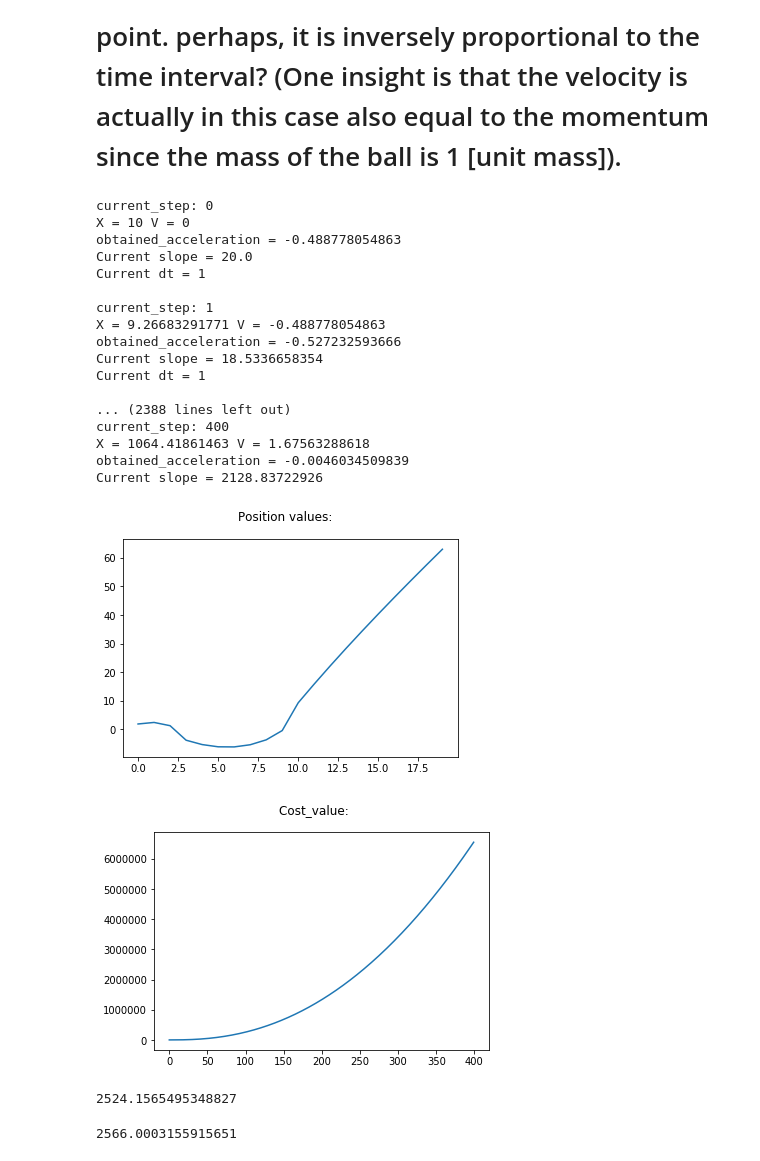
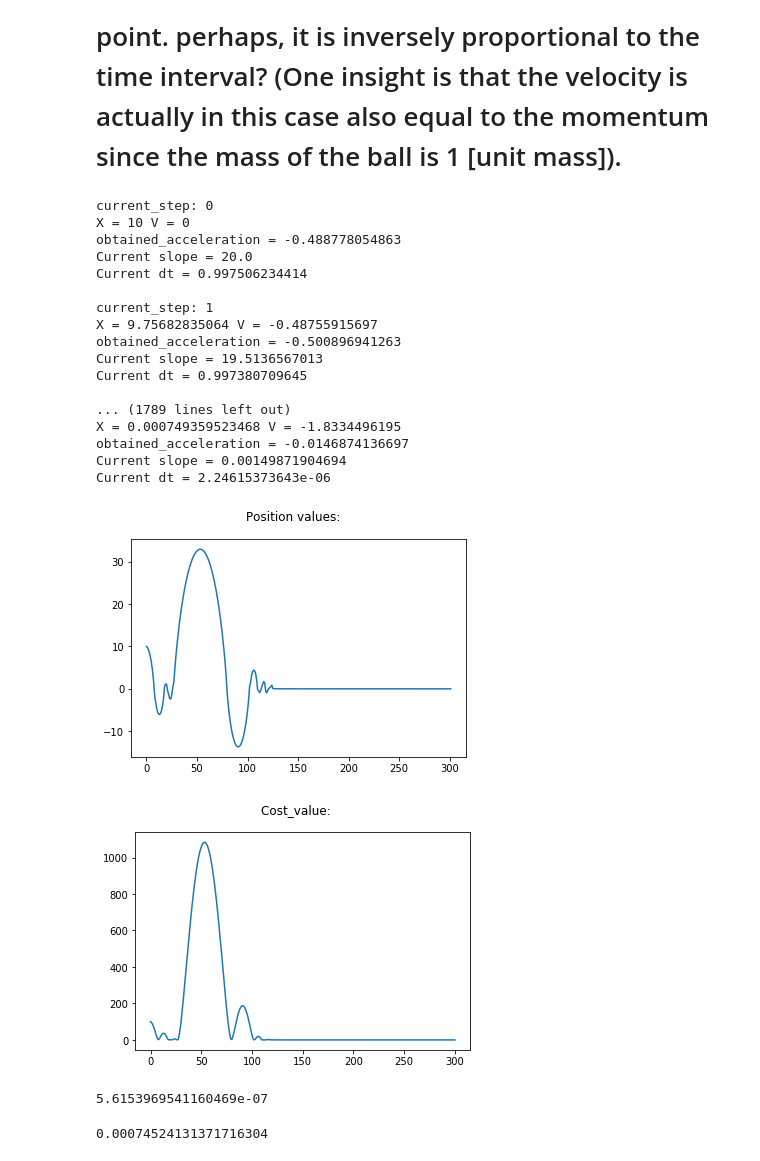
Before and after one commit to akanimax/my-deity, a Jupyter notebook: Scripts/IDEA_2/RANIK optimizer.ipynb, the cells around one changed output. Saved outputs shown, nothing was run; the diff lists cells and outputs as text; code cells hidden in the pictures.

```diff
--- a/Scripts/IDEA_2/RANIK optimizer.ipynb
+++ b/Scripts/IDEA_2/RANIK optimizer.ipynb
@@ -349,7 +349,7 @@ dy_dx = tf.squeeze(tf.stack(tf.gradients(y, x))) # gradients returns a list, so
 # %% [markdown]
 ### Define the g and the mu values here:
 # %%
-g = 9.8; mu = 0
+g = 9.8
 # %%
 # define the acceleration here:
 acceleration = -(g * (dy_dx)) / (1 + tf.square(dy_dx)) # this is the changed accelaration
@@ -383,10 +383,11 @@ print acceleration.eval(feed_dict={x: 0.4}) # Ok, I have checked on calculator a
 start_position = 10; g = 9.8; epsilon = 1
 # %%
 position = start_position; velocity = 0 # initial velocity is 0
+prev_a = 0
 dt = 0 # initial dt is zero
 x_values, y_values = [position], []
 
-limit = 400
+limit = 300
 
 cur_step = 0; done = False
 while(not done):
@@ -396,58 +397,60 @@ while(not done):
     print "obtained_acceleration = " + str(a)
     print "Current slope = " + str(slope)
 
-    if(slope == 0 or cur_step == limit):
-        break
+    # define dt (interval of time as a function of the slope:)
+    dt = (np.square(slope)) / (1 + np.square(slope))
+    # time interval is linearly proportional to the slope of the land
 
-    # define dt (interval of time as a function of the slope:)
-    dt = 1
-    # time interval is linearly proportional to the slope of the land
-    # plus one is done to make it zero for x = 0
-
+    a = a - (prev_a * dt)
 
     print "Current dt = " + str(dt) + "\n"
 
     # now update the velocity and the position
+    position = position + ((velocity * dt) + ((a / 2) * (dt ** 2)))
     velocity = velocity + (a * dt)
-    position = position + ((velocity * dt) + ((a / 2) * (dt ** 2)))
 
     x_values.append(position); y_values.append(y_value)
 
+    if(dt == 0 or cur_step == limit):
+        done = True
+
     # increment the current_step
     cur_step += 1
+
+    prev_a = a
 # %% [output]
 current_step: 0
 X = 10 V = 0
 obtained_acceleration = -0.488778054863
 Current slope = 20.0
-Current dt = 1
+Current dt = 0.997506234414
 
 current_step: 1
-X = 9.26683291771 V = -0.488778054863
-obtained_acceleration = -0.527232593666
-Current slope = 18.5336658354
-Current dt = 1
+X = 9.75682835064 V = -0.48755915697
+obtained_acceleration = -0.500896941263
+Current slope = 19.5136567013
+Current dt = 0.997380709645
 
-... (2388 lines left out)
-current_step: 400
-X = 1064.41861463 V = 1.67563288618
-obtained_acceleration = -0.0046034509839
-Current slope = 2128.83722926
+... (1789 lines left out)
+X = 0.000749359523468 V = -1.8334496195
+obtained_acceleration = -0.0146874136697
+Current slope = 0.00149871904694
+Current dt = 2.24615373643e-06
 # %%
 plt.figure().suptitle("Position values:")
-plt.plot(x_values[30: 50]);
+plt.plot(x_values);
 # %% [output]
-[figure, old version]
+[figure, new version]
 # %%
 plt.figure().suptitle("Cost_value: ")
 plt.plot(y_values);
 # %% [output]
-[figure, old version]
+[figure, new version]
 # %%
 y_values[-1]
 # %% [output]
-2524.1565495348827
+5.6153969541160469e-07
 # %%
 position
 # %% [output]
-2566.0003155915651
+0.00074524131371716304
```
